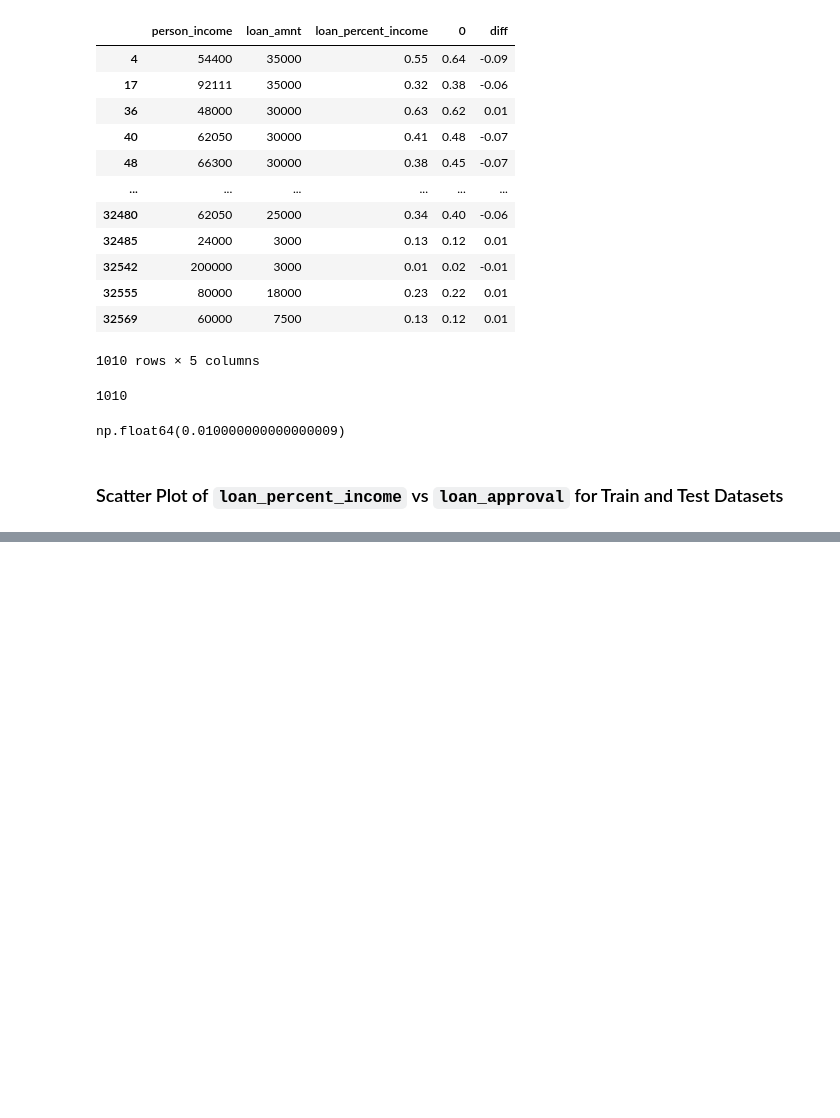
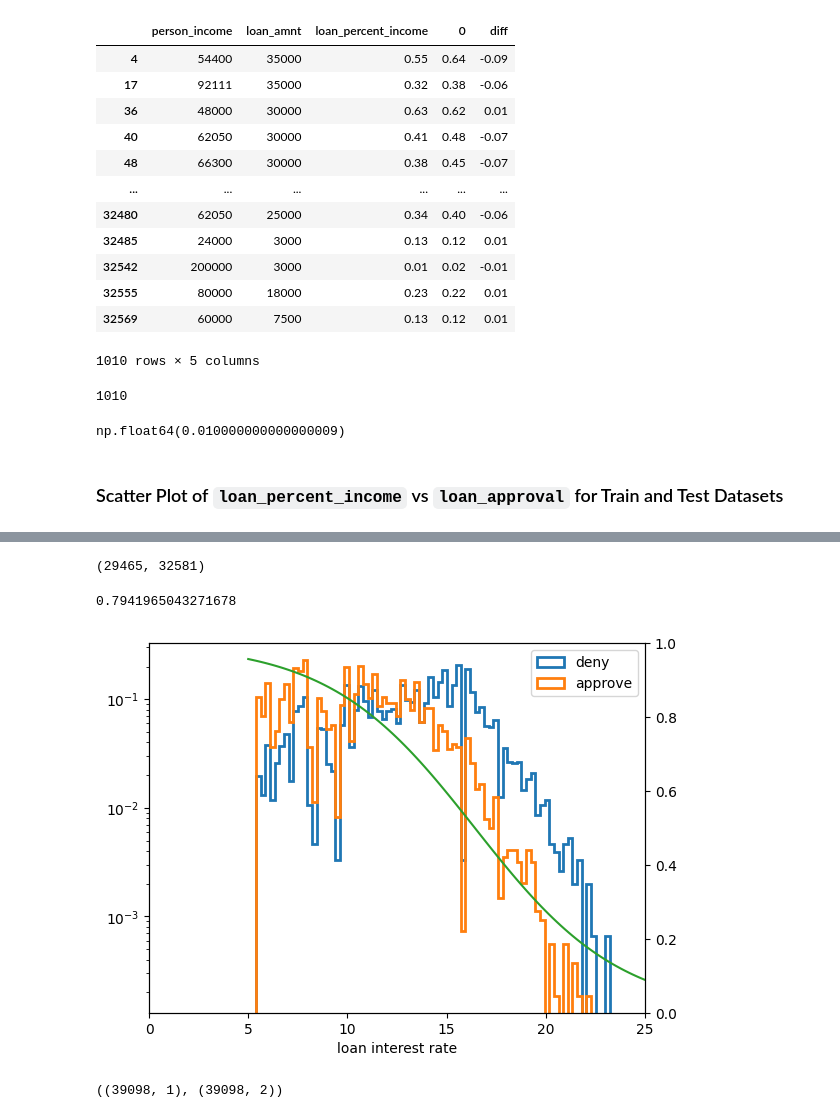
Before and after one commit to edward-b-1/Loan-Approval-Prediction, a Jupyter notebook: predict_original_data_1.ipynb, the cells around one changed output, grey strips where cells are left out. Saved outputs shown, nothing was run; the diff lists cells and outputs as text; code cells hidden in the pictures; blank space fills up the shorter version.

```diff
--- a/predict_original_data_1.ipynb
+++ b/predict_original_data_1.ipynb
@@ -656,0 +763,59 @@ _ = plt.xlabel('loan_percent_income')
+# %%
+data_no_nan = data[data['loan_int_rate'].isna() == False]
+len(data_no_nan), len(data)
+# %% [output]
+(29465, 32581)
+# %%
+x = data_no_nan['loan_int_rate'].to_numpy().reshape(-1, 1)
+y = data_no_nan['loan_status'].to_numpy()
+model = sklearn.linear_model.LogisticRegression()
+clf = model.fit(x, y)
+clf.score(x, y)
+# %% [output]
+0.7941965043271678
+# %%
+column = 'loan_int_rate'
+
+h_data_deny = data_loan_status_deny[column]
+h_data_approve = data_loan_status_approve[column]
+
+max_ = max(h_data_accept.max(), h_data_deny.max())
+
+plt.hist(
+    h_data_deny,
+    bins=numpy.linspace(0, max_, 100), #logspace(data_train_loan_status_deny[column]),
+    histtype='step',
+    density=True,
+    label='deny',
+    linewidth=2,
+)
+plt.hist(
+    h_data_approve,
+    bins=numpy.linspace(0, max_, 100), #logspace(data_train_loan_status_accept[column]),
+    histtype='step',
+    density=True,
+    label='approve',
+    linewidth=2,
+)
+plt.legend()
+plt.xlabel('loan interest rate')
+plt.yscale('log')
+_ = plt.twinx()
+_ = plt.plot(
+    numpy.linspace(5,25,100),
+    1-clf.predict_proba(numpy.linspace(5,25,100).reshape(-1,1))[:,1],
+    color='tab:green',
+    label='logistic',
+)
+plt.xlim(xmin=0, xmax=25)
+plt.ylim(ymin=0, ymax=1)
+None
+# %% [output]
+[figure, added]
+# %%
+x1 = data_test['loan_int_rate'].to_numpy().reshape(-1, 1)
+y1 = clf.predict_proba(x1)
+
+x1.shape, y1.shape
+# %% [output]
+((39098, 1), (39098, 2))
```
Also changed, not shown: parts of 38 cells of this notebook.
